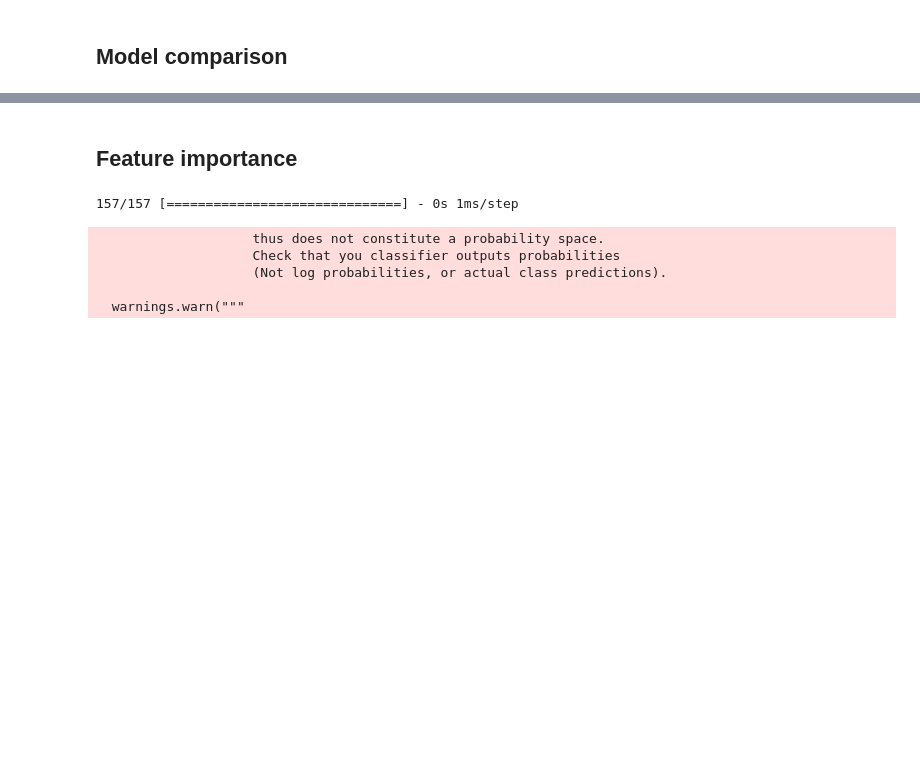
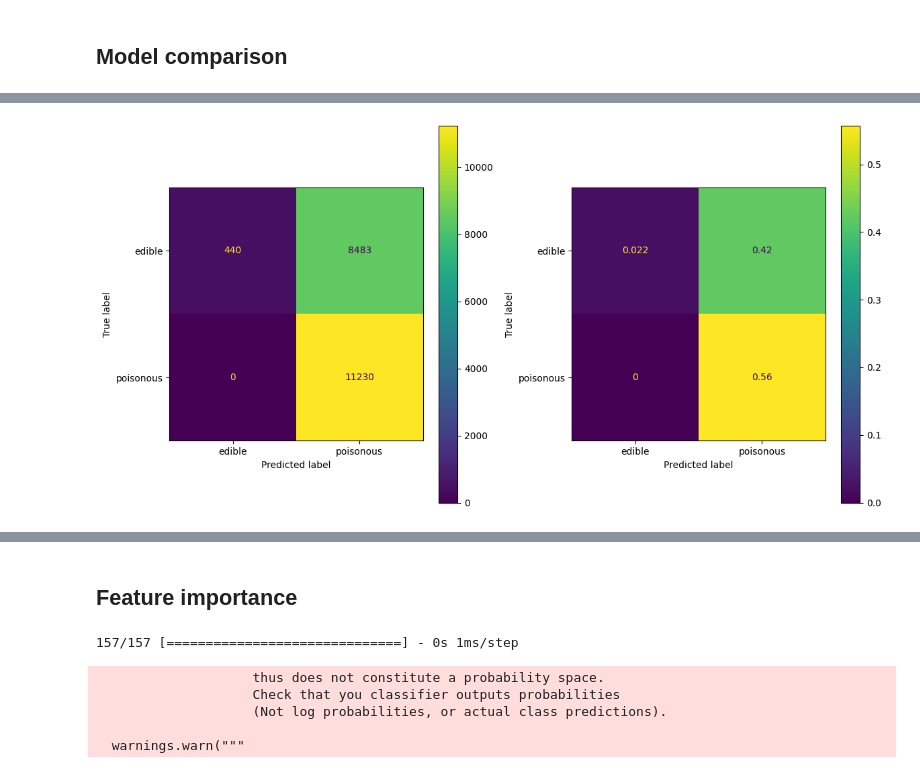
Before and after one commit to szethh/dm-project, a Jupyter notebook: eda.ipynb, the cells around one changed output, grey strips where cells are left out. Saved outputs shown, nothing was run; the diff lists cells and outputs as text; code cells hidden in the pictures; blank space fills up the shorter version.

```diff
--- a/eda.ipynb
+++ b/eda.ipynb
@@ -369,0 +385,8 @@ plt.show()
+# %%
+preds = model.predict(X_test).astype(bool)
+
+fig, axs = plt.subplots(ncols=2, figsize=(12, 6))
+ConfusionMatrixDisplay.from_predictions(y_test, preds, display_labels=['edible', 'poisonous'], ax=axs[0])
+ConfusionMatrixDisplay.from_predictions(y_test, preds, normalize='all', display_labels=['edible', 'poisonous'], ax=axs[1])
+plt.tight_layout()
+# %% [output]
@@ -370,3 +394,4 @@ plt.show()
+[figure, added]
 # %%
 # get the false negative percentage when evaluating on the total dataset and on the test set
 # the latter is more realistic, as the model may have 'memorized' some entries on the total set
```
Also changed, not shown: parts of 11 cells of this notebook.
